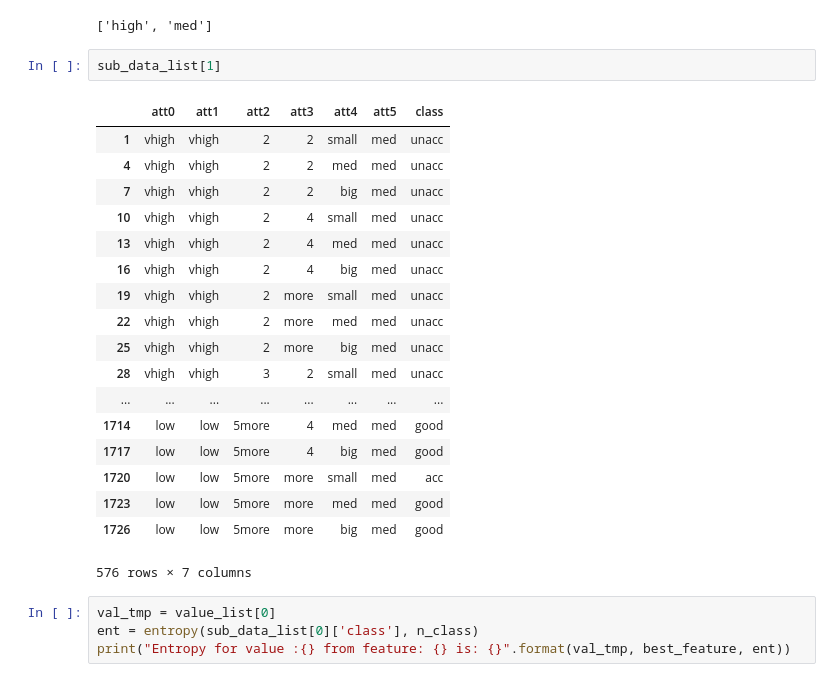
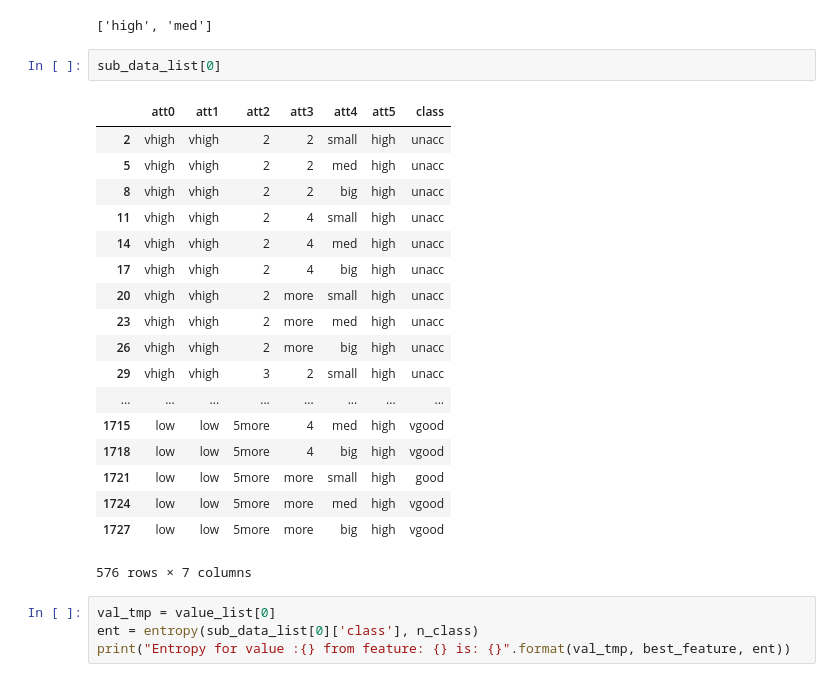
Before and after one commit to twpkevin06222/MachineLearning2019, a Jupyter notebook: Kevin/Assignment02/DecisionTree-upgrade.ipynb, the cells around one changed output. Cells and saved outputs as stored; diff of their text form.

```diff
--- a/Kevin/Assignment02/DecisionTree-upgrade.ipynb
+++ b/Kevin/Assignment02/DecisionTree-upgrade.ipynb
@@ -163,25 +162,25 @@ value_list
 # %% [output]
 ['high', 'med']
 # %%
-sub_data_list[1]
+sub_data_list[0]
 # %% [output]
 |  | att0 | att1 | att2 | att3 | att4 | att5 | class |
-| 1 | vhigh | vhigh | 2 | 2 | small | med | unacc |
-| 4 | vhigh | vhigh | 2 | 2 | med | med | unacc |
-| 7 | vhigh | vhigh | 2 | 2 | big | med | unacc |
-| 10 | vhigh | vhigh | 2 | 4 | small | med | unacc |
-| 13 | vhigh | vhigh | 2 | 4 | med | med | unacc |
-| 16 | vhigh | vhigh | 2 | 4 | big | med | unacc |
-| 19 | vhigh | vhigh | 2 | more | small | med | unacc |
-| 22 | vhigh | vhigh | 2 | more | med | med | unacc |
-| 25 | vhigh | vhigh | 2 | more | big | med | unacc |
-| 28 | vhigh | vhigh | 3 | 2 | small | med | unacc |
+| 2 | vhigh | vhigh | 2 | 2 | small | high | unacc |
+| 5 | vhigh | vhigh | 2 | 2 | med | high | unacc |
+| 8 | vhigh | vhigh | 2 | 2 | big | high | unacc |
+| 11 | vhigh | vhigh | 2 | 4 | small | high | unacc |
+| 14 | vhigh | vhigh | 2 | 4 | med | high | unacc |
+| 17 | vhigh | vhigh | 2 | 4 | big | high | unacc |
+| 20 | vhigh | vhigh | 2 | more | small | high | unacc |
+| 23 | vhigh | vhigh | 2 | more | med | high | unacc |
+| 26 | vhigh | vhigh | 2 | more | big | high | unacc |
+| 29 | vhigh | vhigh | 3 | 2 | small | high | unacc |
 | ... | ... | ... | ... | ... | ... | ... | ... |
-| 1714 | low | low | 5more | 4 | med | med | good |
-| 1717 | low | low | 5more | 4 | big | med | good |
-| 1720 | low | low | 5more | more | small | med | acc |
-| 1723 | low | low | 5more | more | med | med | good |
-| 1726 | low | low | 5more | more | big | med | good |
+| 1715 | low | low | 5more | 4 | med | high | vgood |
+| 1718 | low | low | 5more | 4 | big | high | vgood |
+| 1721 | low | low | 5more | more | small | high | good |
+| 1724 | low | low | 5more | more | med | high | vgood |
+| 1727 | low | low | 5more | more | big | high | vgood |
 576 rows × 7 columns
 # %%
 val_tmp = value_list[0]
```
Also changed, not shown: parts of 6 cells of this notebook, 3 other files.
